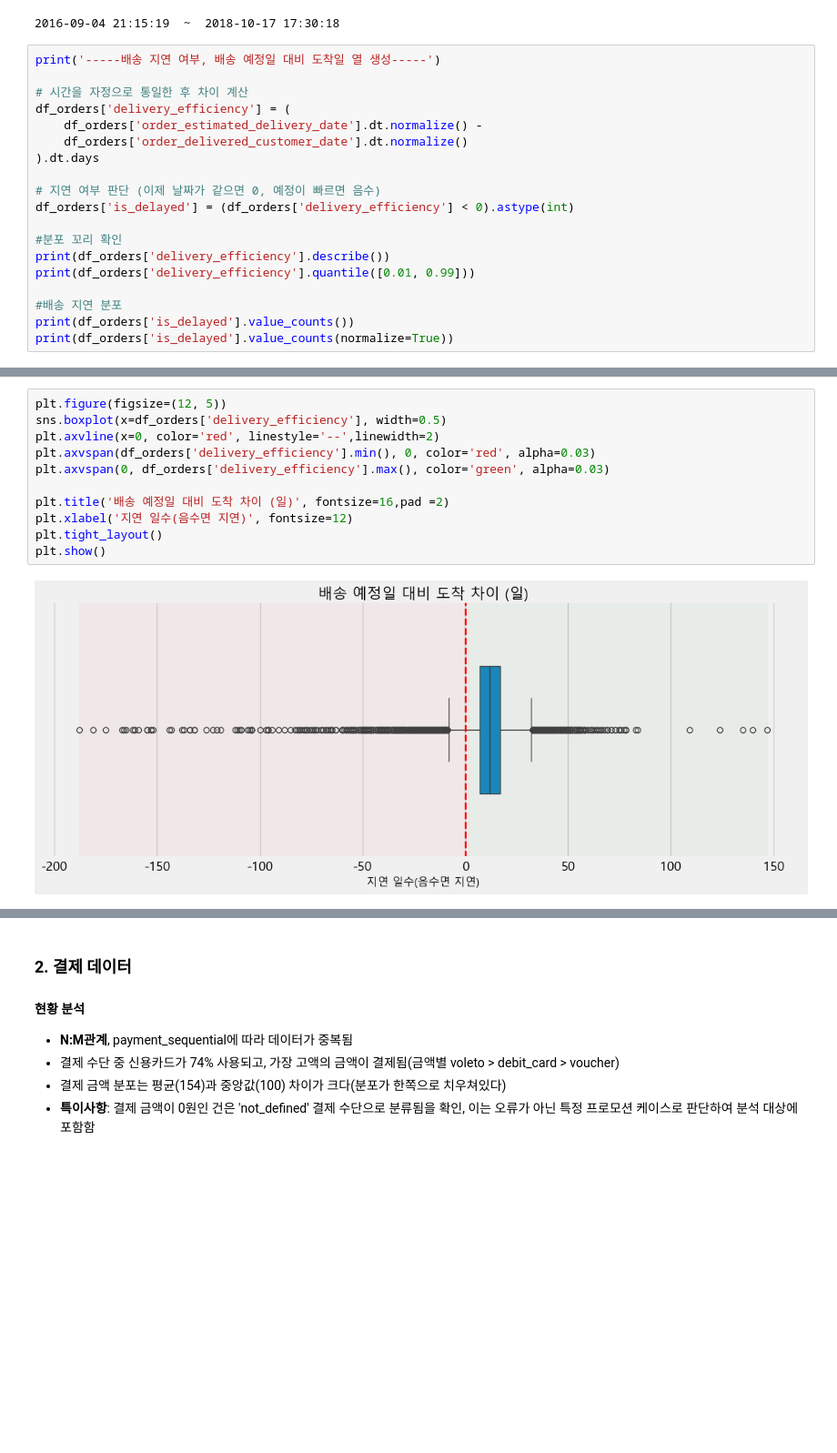
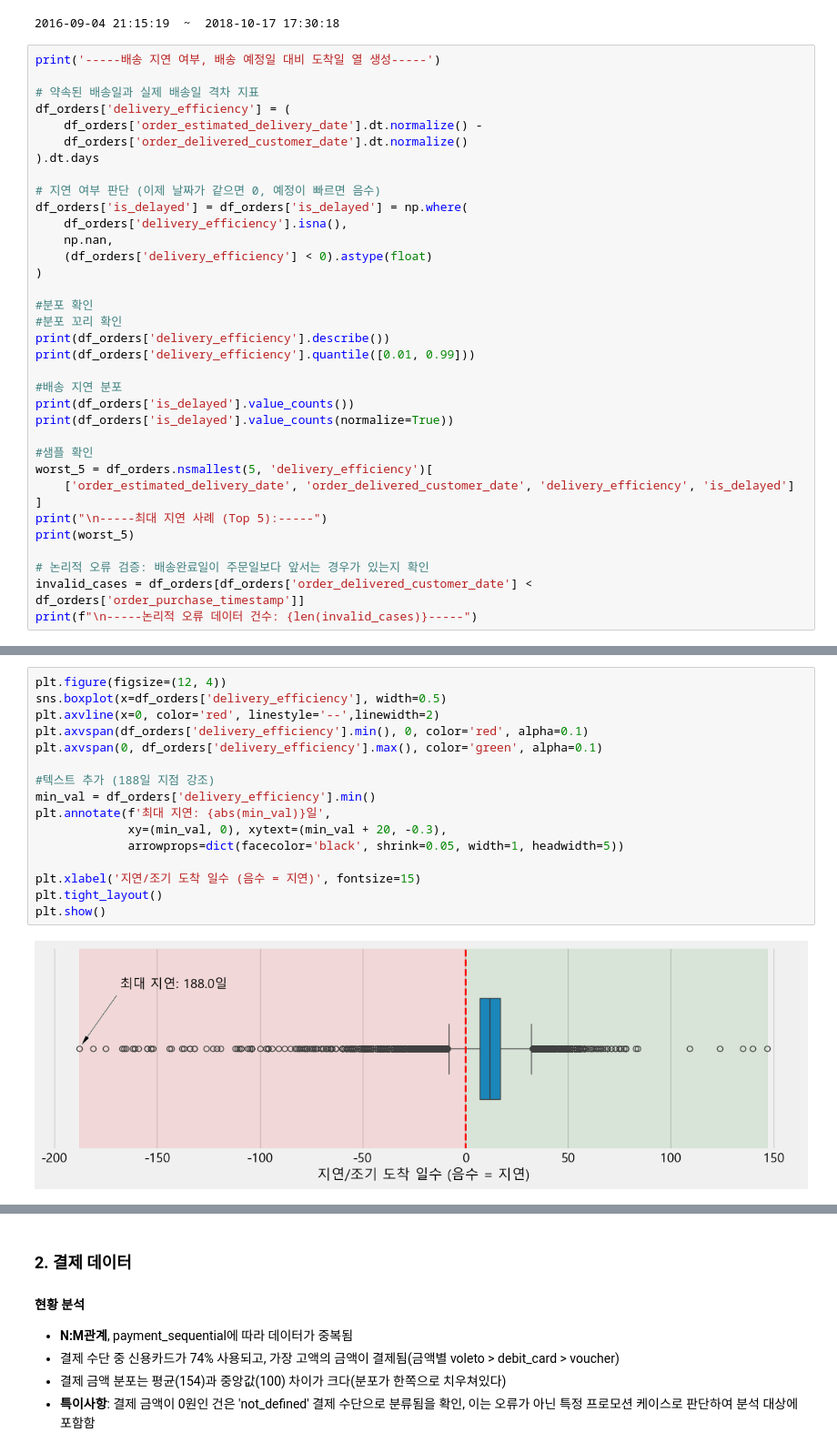
Before and after one commit to eunsung20311-dot/Olist-E-commerce-Analysis, a Jupyter notebook: 1. Data preparation + EDA.ipynb, the cells around one changed output, grey strips where cells are left out. Shown at 91% size. Drawn from its saved outputs; the diff is of its cells as text; blank space fills up the shorter version.

```diff
--- a/1. Data preparation + EDA.ipynb
+++ b/1. Data preparation + EDA.ipynb
@@ -187,15 +188,20 @@ print(df_orders['order_purchase_timestamp'].min()," ~ "
 # %%
 print('-----배송 지연 여부, 배송 예정일 대비 도착일 열 생성-----')
 
-# 시간을 자정으로 통일한 후 차이 계산
+# 약속된 배송일과 실제 배송일 격차 지표
 df_orders['delivery_efficiency'] = (
     df_orders['order_estimated_delivery_date'].dt.normalize() -
     df_orders['order_delivered_customer_date'].dt.normalize()
 ).dt.days
 
 # 지연 여부 판단 (이제 날짜가 같으면 0, 예정이 빠르면 음수)
-df_orders['is_delayed'] = (df_orders['delivery_efficiency'] < 0).astype(int)
+df_orders['is_delayed'] = df_orders['is_delayed'] = np.where(
+    df_orders['delivery_efficiency'].isna(),
+    np.nan,
+    (df_orders['delivery_efficiency'] < 0).astype(float)
+)
 
+#분포 확인
 #분포 꼬리 확인
 print(df_orders['delivery_efficiency'].describe())
 print(df_orders['delivery_efficiency'].quantile([0.01, 0.99]))
@@ -203,6 +209,17 @@ print(df_orders['delivery_efficiency'].quantile([0.01, 0.99]))
 #배송 지연 분포
 print(df_orders['is_delayed'].value_counts())
 print(df_orders['is_delayed'].value_counts(normalize=True))
+
+#샘플 확인
+worst_5 = df_orders.nsmallest(5, 'delivery_efficiency')[
+    ['order_estimated_delivery_date', 'order_delivered_customer_date', 'delivery_efficiency', 'is_delayed']
+]
+print("\n-----최대 지연 사례 (Top 5):-----")
+print(worst_5)
+
+# 논리적 오류 검증: 배송완료일이 주문일보다 앞서는 경우가 있는지 확인
+invalid_cases = df_orders[df_orders['order_delivered_customer_date'] < df_orders['order_purchase_timestamp']]
+print(f"\n-----논리적 오류 데이터 건수: {len(invalid_cases)}-----")
 # %% [output]
 -----배송 지연 여부, 배송 예정일 대비 도착일 열 생성-----
 count    96476.000000
@@ -226,14 +241,19 @@ Name: is_delayed, dtype: float64
 # %%
-plt.figure(figsize=(12, 5))
+plt.figure(figsize=(12, 4))
 sns.boxplot(x=df_orders['delivery_efficiency'], width=0.5)
 plt.axvline(x=0, color='red', linestyle='--',linewidth=2)
-plt.axvspan(df_orders['delivery_efficiency'].min(), 0, color='red', alpha=0.03)
-plt.axvspan(0, df_orders['delivery_efficiency'].max(), color='green', alpha=0.03)
+plt.axvspan(df_orders['delivery_efficiency'].min(), 0, color='red', alpha=0.1)
+plt.axvspan(0, df_orders['delivery_efficiency'].max(), color='green', alpha=0.1)
 
-plt.title('배송 예정일 대비 도착 차이 (일)', fontsize=16,pad =2)
-plt.xlabel('지연 일수(음수면 지연)', fontsize=12)
+#텍스트 추가 (188일 지점 강조)
+min_val = df_orders['delivery_efficiency'].min()
+plt.annotate(f'최대 지연: {abs(min_val)}일',
+             xy=(min_val, 0), xytext=(min_val + 20, -0.3),
+             arrowprops=dict(facecolor='black', shrink=0.05, width=1, headwidth=5))
+
+plt.xlabel('지연/조기 도착 일수 (음수 = 지연)', fontsize=15)
 plt.tight_layout()
 plt.show()
 # %% [output]
-[figure, old version]
+[figure, new version]
 # %%
```
Also changed, not shown: parts of 13 cells of this notebook.
